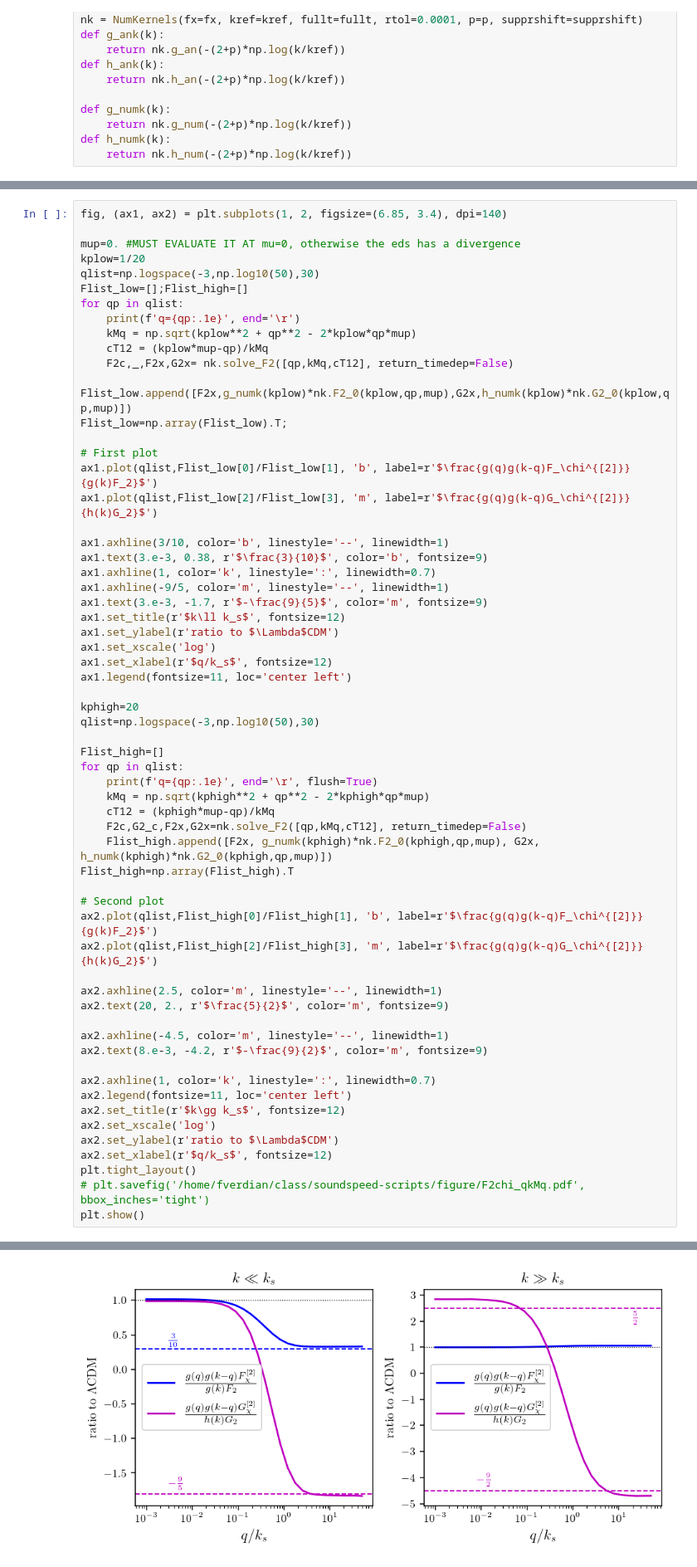
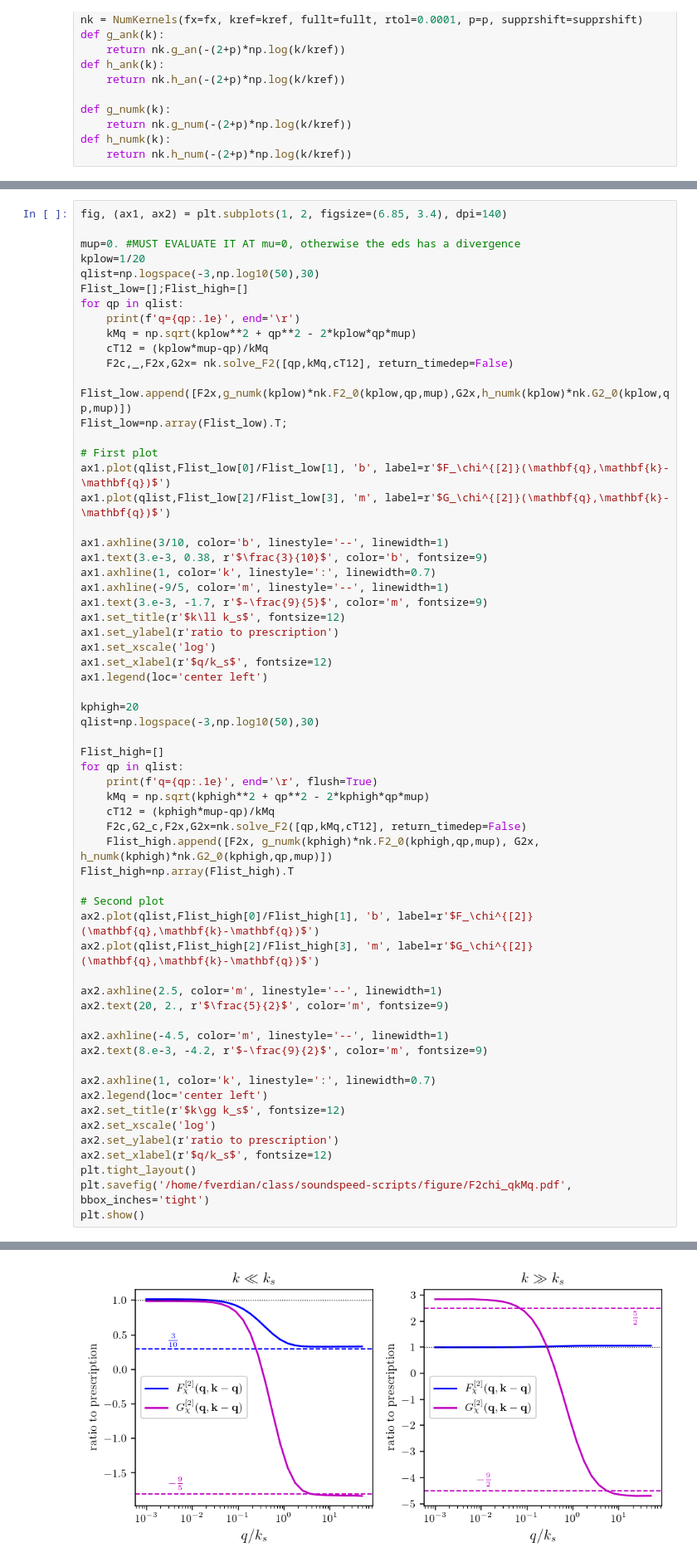
Before and after one commit to fverd/class, a Jupyter notebook: soundspeed-scripts/plots4paper/section_3.ipynb, the cells around one changed output, grey strips where cells are left out. Shown: that part at 83% size. Drawn from its saved outputs; the diff is of its cells as text.

```diff
--- a/soundspeed-scripts/plots4paper/section_3.ipynb
+++ b/soundspeed-scripts/plots4paper/section_3.ipynb
@@ -178,8 +178,8 @@ for qp in qlist:
 Flist_low=np.array(Flist_low).T;
 
 # First plot
-ax1.plot(qlist,Flist_low[0]/Flist_low[1], 'b', label=r'$\frac{g(q)g(k-q)F_\chi^{[2]}}{g(k)F_2}$')
-ax1.plot(qlist,Flist_low[2]/Flist_low[3], 'm', label=r'$\frac{g(q)g(k-q)G_\chi^{[2]}}{h(k)G_2}$')
+ax1.plot(qlist,Flist_low[0]/Flist_low[1], 'b', label=r'$F_\chi^{[2]}(\mathbf{q},\mathbf{k}-\mathbf{q})$')
+ax1.plot(qlist,Flist_low[2]/Flist_low[3], 'm', label=r'$G_\chi^{[2]}(\mathbf{q},\mathbf{k}-\mathbf{q})$')
 
 ax1.axhline(3/10, color='b', linestyle='--', linewidth=1)
 ax1.text(3.e-3, 0.38, r'$\frac{3}{10}$', color='b', fontsize=9)
@@ -187,45 +187,45 @@ ax1.axhline(1, color='k', linestyle=':', linewidth=0.7)
 ax1.axhline(-9/5, color='m', linestyle='--', linewidth=1)
 ax1.text(3.e-3, -1.7, r'$-\frac{9}{5}$', color='m', fontsize=9)
 ax1.set_title(r'$k\ll k_s$', fontsize=12)
-ax1.set_ylabel(r'ratio to $\Lambda$CDM')
+ax1.set_ylabel(r'ratio to prescription')
 ax1.set_xscale('log')
 ax1.set_xlabel(r'$q/k_s$', fontsize=12)
-ax1.legend(fontsize=11, loc='center left')
+ax1.legend(loc='center left')
 
 kphigh=20
 qlist=np.logspace(-3,np.log10(50),30)
 
 Flist_high=[]
 for qp in qlist:
     print(f'q={qp:.1e}', end='\r', flush=True)
     kMq = np.sqrt(kphigh**2 + qp**2 - 2*kphigh*qp*mup)
     cT12 = (kphigh*mup-qp)/kMq
     F2c,G2_c,F2x,G2x=nk.solve_F2([qp,kMq,cT12], return_timedep=False)
     Flist_high.append([F2x, g_numk(kphigh)*nk.F2_0(kphigh,qp,mup), G2x, h_numk(kphigh)*nk.G2_0(kphigh,qp,mup)])
 Flist_high=np.array(Flist_high).T
 
 # Second plot
-ax2.plot(qlist,Flist_high[0]/Flist_high[1], 'b', label=r'$\frac{g(q)g(k-q)F_\chi^{[2]}}{g(k)F_2}$')
-ax2.plot(qlist,Flist_high[2]/Flist_high[3], 'm', label=r'$\frac{g(q)g(k-q)G_\chi^{[2]}}{h(k)G_2}$')
+ax2.plot(qlist,Flist_high[0]/Flist_high[1], 'b', label=r'$F_\chi^{[2]}(\mathbf{q},\mathbf{k}-\mathbf{q})$')
+ax2.plot(qlist,Flist_high[2]/Flist_high[3], 'm', label=r'$G_\chi^{[2]}(\mathbf{q},\mathbf{k}-\mathbf{q})$')
 
 ax2.axhline(2.5, color='m', linestyle='--', linewidth=1)
 ax2.text(20, 2., r'$\frac{5}{2}$', color='m', fontsize=9)
 
 ax2.axhline(-4.5, color='m', linestyle='--', linewidth=1)
 ax2.text(8.e-3, -4.2, r'$-\frac{9}{2}$', color='m', fontsize=9)
 
 ax2.axhline(1, color='k', linestyle=':', linewidth=0.7)
-ax2.legend(fontsize=11, loc='center left')
+ax2.legend(loc='center left')
 ax2.set_title(r'$k\gg k_s$', fontsize=12)
 ax2.set_xscale('log')
-ax2.set_ylabel(r'ratio to $\Lambda$CDM')
+ax2.set_ylabel(r'ratio to prescription')
 ax2.set_xlabel(r'$q/k_s$', fontsize=12)
 plt.tight_layout()
-# plt.savefig('/home/fverdian/class/soundspeed-scripts/figure/F2chi_qkMq.pdf', bbox_inches='tight')
+plt.savefig('/home/fverdian/class/soundspeed-scripts/figure/F2chi_qkMq.pdf', bbox_inches='tight')
 plt.show()
 # %% [output]
 q=5.0e+01
-[figure, old version]
+[figure, new version]
 # %% [markdown]
 ----
 Risultati integrazione numerica
```
Also changed, not shown: parts of 7 cells of this notebook, 14 other files.
